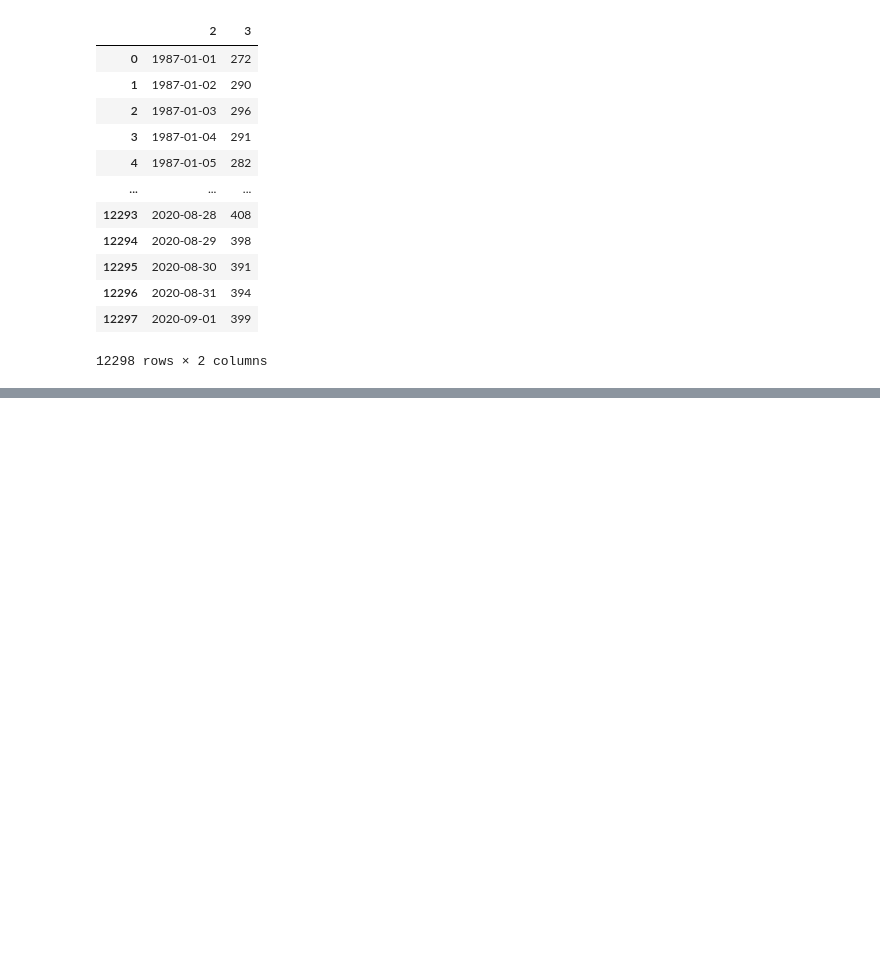
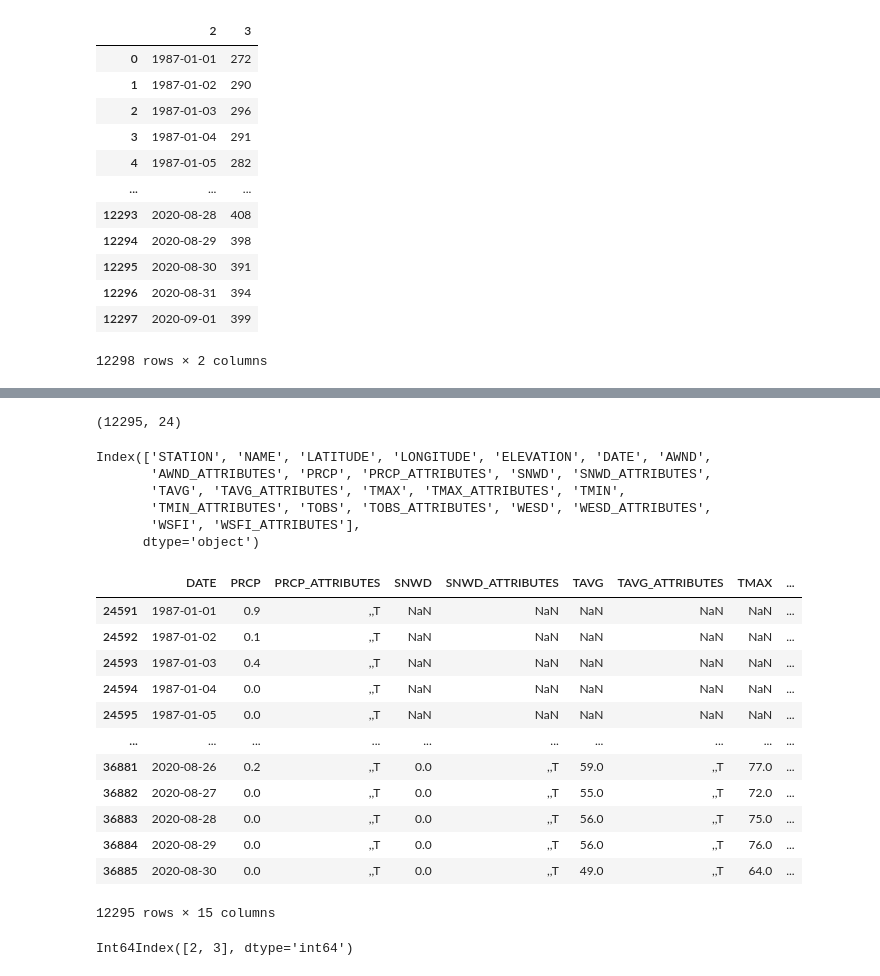
Before and after one commit to willstauffer/streamflow_predictions, a Jupyter notebook: Payette_streamflow.ipynb, the cells around one changed output, grey strips where cells are left out. Saved outputs shown, nothing was run; the diff lists cells and outputs as text; code cells hidden in the pictures; blank space fills up the shorter version.

```diff
--- a/Payette_streamflow.ipynb
+++ b/Payette_streamflow.ipynb
@@ -112,0 +100,41 @@ export the model so I can deploy it to heroku
+# %%
+banner_df.shape
+# %% [output]
+(12295, 24)
+# %%
+banner_df.columns
+# %% [output]
+Index(['STATION', 'NAME', 'LATITUDE', 'LONGITUDE', 'ELEVATION', 'DATE', 'AWND',
+       'AWND_ATTRIBUTES', 'PRCP', 'PRCP_ATTRIBUTES', 'SNWD', 'SNWD_ATTRIBUTES',
+       'TAVG', 'TAVG_ATTRIBUTES', 'TMAX', 'TMAX_ATTRIBUTES', 'TMIN',
+       'TMIN_ATTRIBUTES', 'TOBS', 'TOBS_ATTRIBUTES', 'WESD', 'WESD_ATTRIBUTES',
+       'WSFI', 'WSFI_ATTRIBUTES'],
+      dtype='object')
+# %%
+null_columns = ['AWND', 'AWND_ATTRIBUTES', 'WSFI', 'WSFI_ATTRIBUTES']
+# %%
+banner_df = banner_df.drop(columns=null_columns)
+# %%
+constant_columns = ['STATION', 'NAME', 'LATITUDE', 'LONGITUDE', 'ELEVATION']
+# %%
+banner_df = banner_df.drop(columns=constant_columns)
+# %%
+banner_df
+# %% [output]
+|  | DATE | PRCP | PRCP_ATTRIBUTES | SNWD | SNWD_ATTRIBUTES | TAVG | TAVG_ATTRIBUTES | TMAX | ... |
+| 24591 | 1987-01-01 | 0.9 | ,,T | NaN | NaN | NaN | NaN | NaN | ... |
+| 24592 | 1987-01-02 | 0.1 | ,,T | NaN | NaN | NaN | NaN | NaN | ... |
+| 24593 | 1987-01-03 | 0.4 | ,,T | NaN | NaN | NaN | NaN | NaN | ... |
+| 24594 | 1987-01-04 | 0.0 | ,,T | NaN | NaN | NaN | NaN | NaN | ... |
+| 24595 | 1987-01-05 | 0.0 | ,,T | NaN | NaN | NaN | NaN | NaN | ... |
+| ... | ... | ... | ... | ... | ... | ... | ... | ... | ... |
+| 36881 | 2020-08-26 | 0.2 | ,,T | 0.0 | ,,T | 59.0 | ,,T | 77.0 | ... |
+| 36882 | 2020-08-27 | 0.0 | ,,T | 0.0 | ,,T | 55.0 | ,,T | 72.0 | ... |
+| 36883 | 2020-08-28 | 0.0 | ,,T | 0.0 | ,,T | 56.0 | ,,T | 75.0 | ... |
+| 36884 | 2020-08-29 | 0.0 | ,,T | 0.0 | ,,T | 56.0 | ,,T | 76.0 | ... |
+| 36885 | 2020-08-30 | 0.0 | ,,T | 0.0 | ,,T | 49.0 | ,,T | 64.0 | ... |
+12295 rows × 15 columns
+# %%
+payette_df.columns
+# %% [output]
+Int64Index([2, 3], dtype='int64')
```
Also changed, not shown: parts of 121 cells of this notebook.
